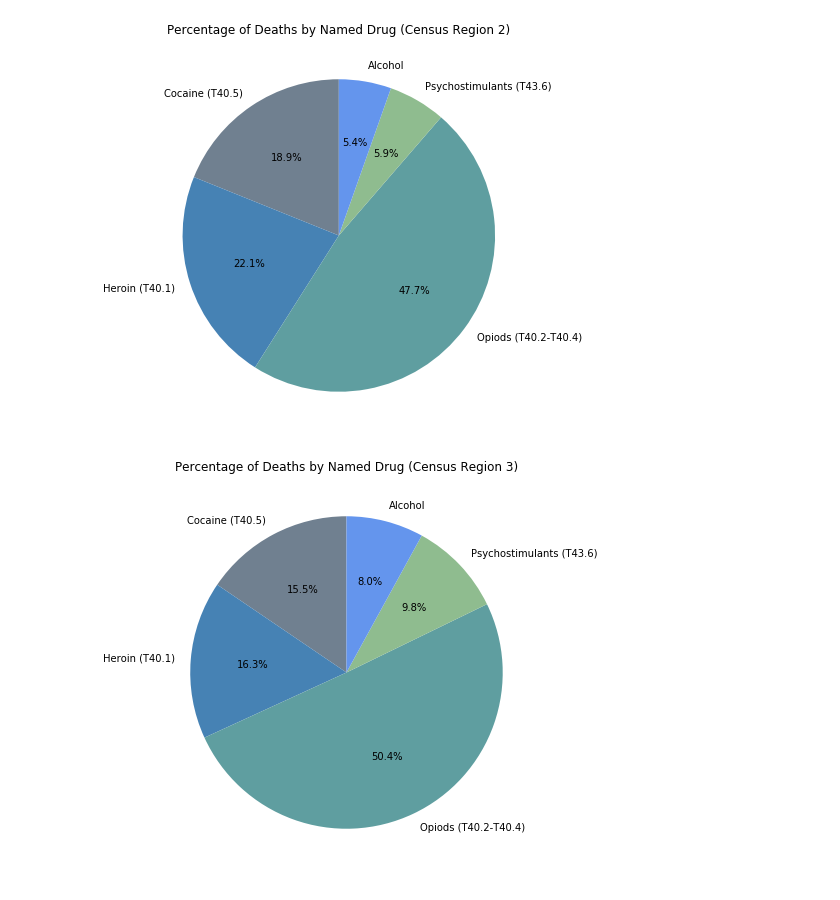
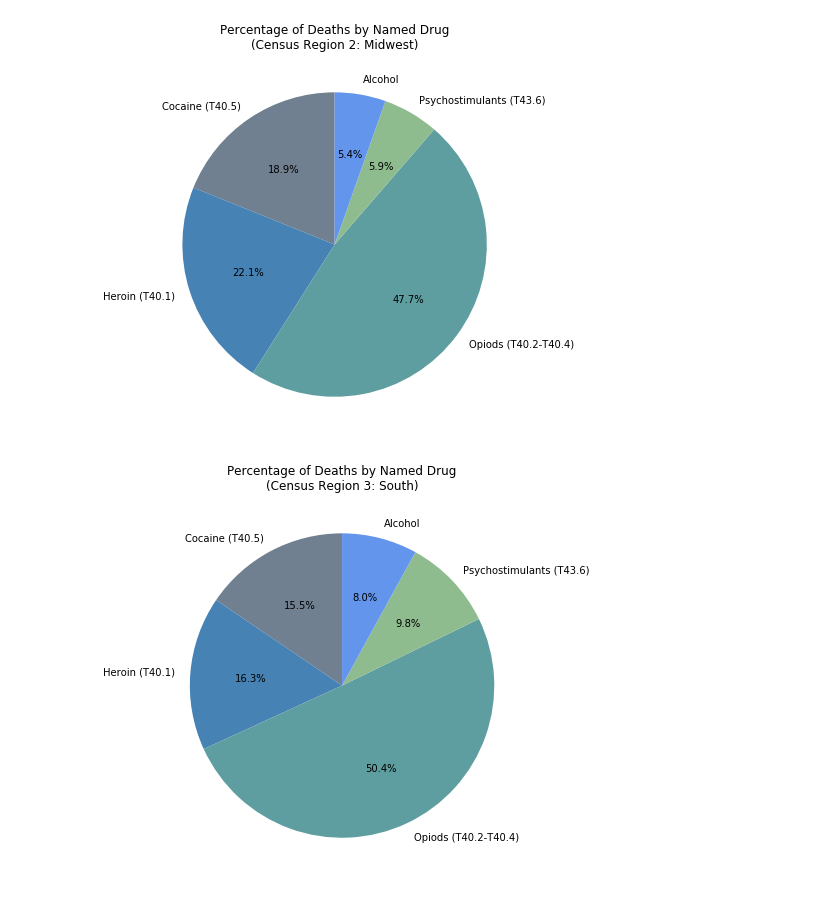
Before and after one commit to linmck/group_project_1, a Jupyter notebook: graphing.ipynb, the cells around one changed output. Drawn from its saved outputs; the diff is of its cells as text; code cells hidden in the pictures.

```diff
--- a/graphing.ipynb
+++ b/graphing.ipynb
@@ -34,33 +47,33 @@ named_deaths_ax4_sizes = named_drugs_reg["4"]
 colors = ["slategray", "steelblue", "cadetblue", "darkseagreen", "cornflowerblue"]
 
 # Plot Census Region 1
-fig1, named_deaths_ax1 = plt.subplots(figsize=(7, 8))
+fig1, named_deaths_ax1 = plt.subplots(figsize=(8, 7))
 named_deaths_ax1.pie(named_deaths_ax1_sizes, labels=labels, colors = colors, autopct='%1.1f%%', startangle=90)
-named_deaths_ax1.set(aspect="equal", title="Percentage of Deaths by Named Drug (Census Region 1)")
+named_deaths_ax1.set(aspect="equal", title="Percentage of Deaths by Named Drug\n(Census Region 1: Northeast)")
 
 plt.savefig("Output/per_drug/per_drug_1")
 plt.show()
 
 #Plot Census Region 2
-fig2, named_deaths_ax2 = plt.subplots(figsize=(7, 8))
+fig2, named_deaths_ax2 = plt.subplots(figsize=(8, 7))
 named_deaths_ax2.pie(named_deaths_ax2_sizes, labels=labels, colors = colors, autopct='%1.1f%%', startangle=90)
-named_deaths_ax2.set(aspect="equal", title="Percentage of Deaths by Named Drug (Census Region 2)")
+named_deaths_ax2.set(aspect="equal", title="Percentage of Deaths by Named Drug\n(Census Region 2: Midwest)")
 
 plt.savefig("Output/per_drug/per_drug_2")
 plt.show()
 
 #Plot Census Region 3
-fig3, named_deaths_ax3 = plt.subplots(figsize=(7, 8))
+fig3, named_deaths_ax3 = plt.subplots(figsize=(8, 7))
 named_deaths_ax3.pie(named_deaths_ax3_sizes, labels=labels, colors = colors, autopct='%1.1f%%', startangle=90)
-named_deaths_ax3.set(aspect="equal", title="Percentage of Deaths by Named Drug (Census Region 3)")
+named_deaths_ax3.set(aspect="equal", title="Percentage of Deaths by Named Drug\n(Census Region 3: South)")
 
 plt.savefig("Output/per_drug/per_drug_3")
 plt.show()
 
 #Plot Census Region 3
-fig4, named_deaths_ax4 = plt.subplots(figsize=(7, 8))
+fig4, named_deaths_ax4 = plt.subplots(figsize=(8, 7))
 named_deaths_ax4.pie(named_deaths_ax4_sizes, labels=labels, colors = colors, autopct='%1.1f%%', startangle=90)
-named_deaths_ax4.set(aspect="equal", title="Percentage of Deaths by Named Drug (Census Region 4)")
+named_deaths_ax4.set(aspect="equal", title="Percentage of Deaths by Named Drug\n(Census Region 4: West)")
 
 plt.savefig("Output/per_drug/per_drug_4")
 plt.show()
@@ -69,2 +82,2 @@ plt.show()
-[figure, old version]
+[figure, new version]
-[figure, old version]
+[figure, new version]
```
Also changed, not shown: parts of 5 cells of this notebook, 9 other files.
